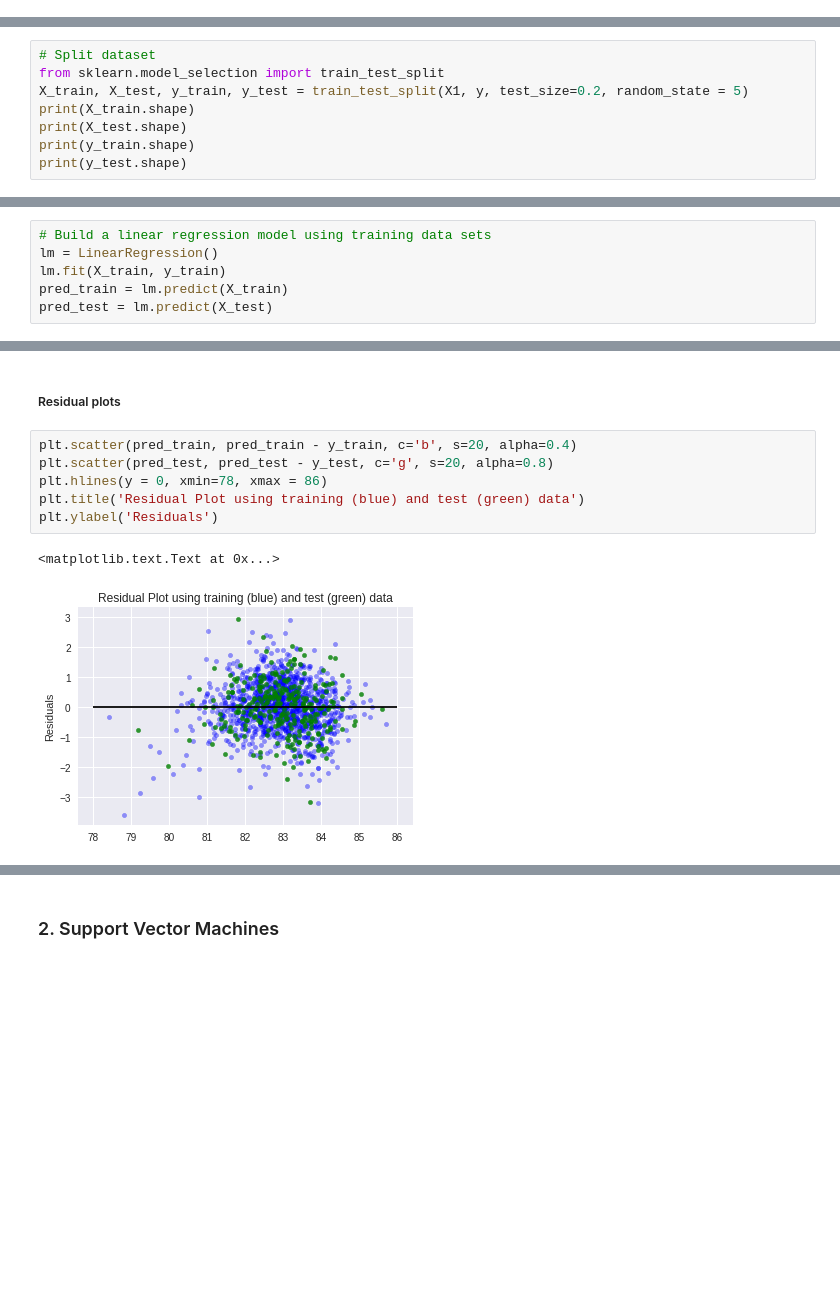
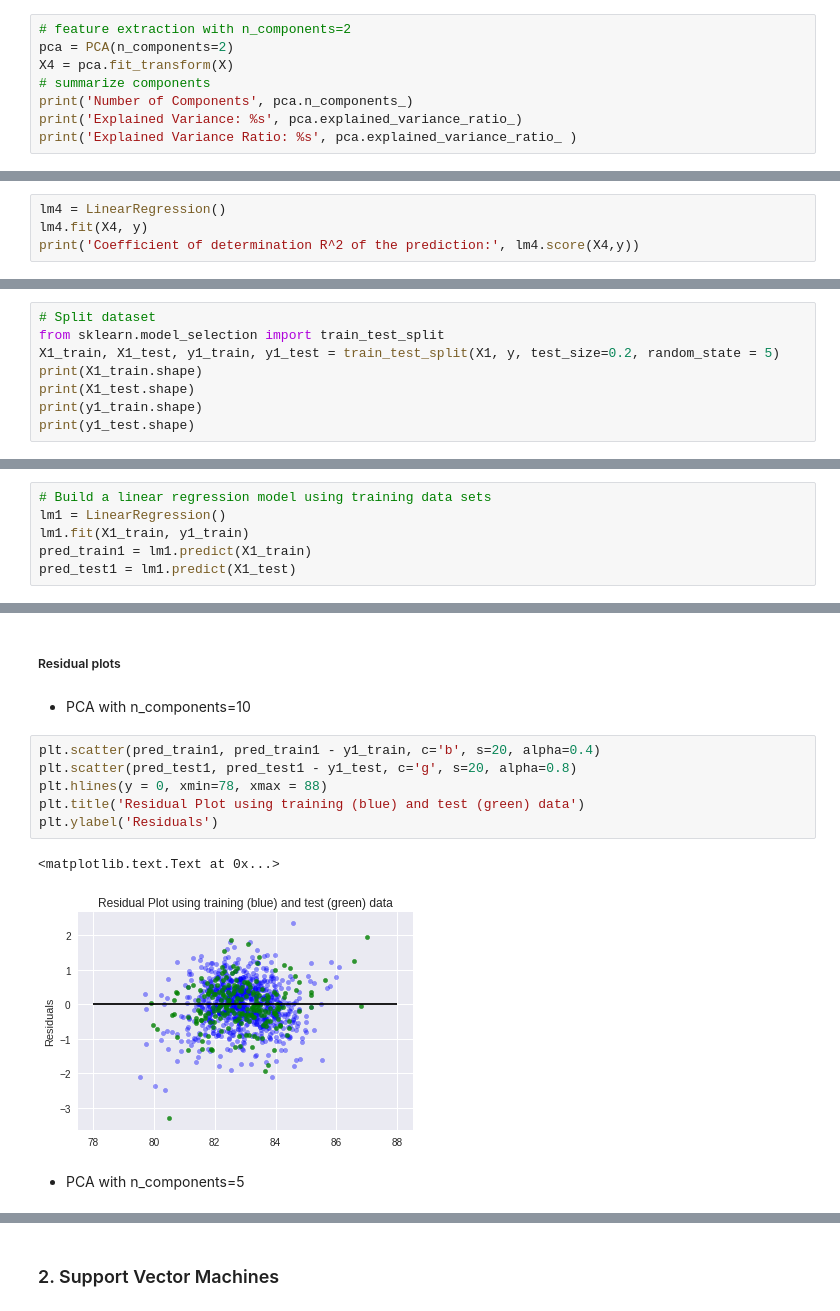
Before and after one commit to anxin16/Capstone-Project-2, a Jupyter notebook: Capstone-Report/Capstone-3.ipynb, the cells around one changed output, grey strips where cells are left out. Cells and saved outputs as stored; diff of their text form; blank space fills up the shorter version.

```diff
--- a/Capstone-Report/Capstone-3.ipynb
+++ b/Capstone-Report/Capstone-3.ipynb
@@ -268,0 +344,8 @@ LinearRegression(copy_X=True, fit_intercept=True, n_jobs=1, normalize=False)
+# %%
+# feature extraction with n_components=2
+pca = PCA(n_components=2)
+X4 = pca.fit_transform(X)
+# summarize components
+print('Number of Components', pca.n_components_)
+print('Explained Variance: %s', pca.explained_variance_ratio_)
+print('Explained Variance Ratio: %s', pca.explained_variance_ratio_ )
@@ -268,0 +356,4 @@ LinearRegression(copy_X=True, fit_intercept=True, n_jobs=1, normalize=False)
+# %%
+lm4 = LinearRegression()
+lm4.fit(X4, y)
+print('Coefficient of determination R^2 of the prediction:', lm4.score(X4,y))
@@ -327,9 +494,9 @@ sns.lmplot(x='adjmortmeas_chfall30day', y='le', data=tb)
 # %%
 # Split dataset
 from sklearn.model_selection import train_test_split
-X_train, X_test, y_train, y_test = train_test_split(X1, y, test_size=0.2, random_state = 5)
-print(X_train.shape)
-print(X_test.shape)
-print(y_train.shape)
-print(y_test.shape)
+X1_train, X1_test, y1_train, y1_test = train_test_split(X1, y, test_size=0.2, random_state = 5)
+print(X1_train.shape)
+print(X1_test.shape)
+print(y1_train.shape)
+print(y1_test.shape)
 # %% [output]
@@ -340,8 +507,8 @@ print(y_test.shape)
 # %%
 # Build a linear regression model using training data sets
-lm = LinearRegression()
-lm.fit(X_train, y_train)
-pred_train = lm.predict(X_train)
-pred_test = lm.predict(X_test)
+lm1 = LinearRegression()
+lm1.fit(X1_train, y1_train)
+pred_train1 = lm1.predict(X1_train)
+pred_test1 = lm1.predict(X1_test)
 # %%
 # Calculate the mean squared error
@@ -353,11 +604,15 @@ Fit a model X_train, and calculate MSE with X_test, y_test: 0.7386137567040068
 # %% [markdown]
 ##### Residual plots
+# %% [markdown]
+* PCA with n_components=10
 # %%
-plt.scatter(pred_train, pred_train - y_train, c='b', s=20, alpha=0.4)
-plt.scatter(pred_test, pred_test - y_test, c='g', s=20, alpha=0.8)
-plt.hlines(y = 0, xmin=78, xmax = 86)
+plt.scatter(pred_train1, pred_train1 - y1_train, c='b', s=20, alpha=0.4)
+plt.scatter(pred_test1, pred_test1 - y1_test, c='g', s=20, alpha=0.8)
+plt.hlines(y = 0, xmin=78, xmax = 88)
 plt.title('Residual Plot using training (blue) and test (green) data')
 plt.ylabel('Residuals')
 # %% [output]
 <matplotlib.text.Text at 0x...>
-[figure, old version]
+[figure, new version]
+# %% [markdown]
+* PCA with n_components=5
```
Also changed, not shown: parts of 115 cells of this notebook.
